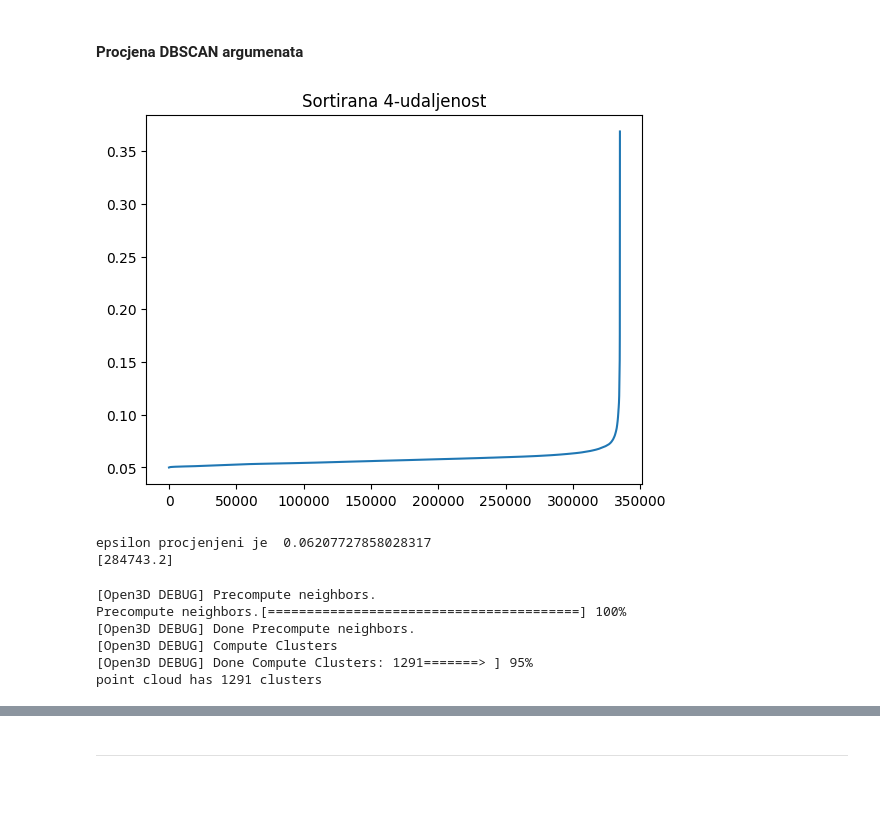
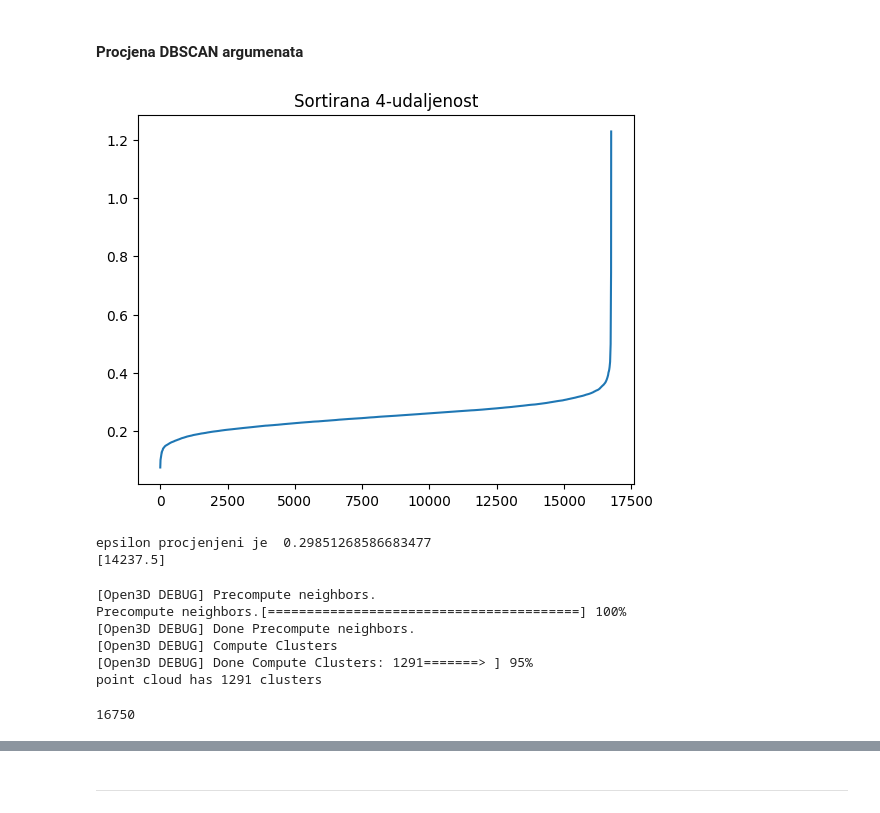
Before and after one commit to lborovina1/Point-Cloud-Data-Processing, a Jupyter notebook: Kodovi - Obrada point cloud podataka.ipynb, the cells around one changed output, grey strips where cells are left out. Saved outputs shown, nothing was run; the diff lists cells and outputs as text; code cells hidden in the pictures.

```diff
--- a/Kodovi - Obrada point cloud podataka.ipynb
+++ b/Kodovi - Obrada point cloud podataka.ipynb
@@ -474,7 +470,7 @@ def expand_cluster(point_cloud, labels, i, cluster_id, eps, minPts, labeled):
     return True
 
 
-def dbscan(point_cloud, eps, minPts):
+def dbscan(point_cloud, eps, minPts, debug=False):
     cluster_id = next_id(NOISE)
     labels = {}
     labels[NOISE] = set()
@@ -482,6 +478,8 @@ def dbscan(point_cloud, eps, minPts):
     for i in range(0, len(point_cloud)):
         if point_cloud[i] in labeled:
             continue
+        if debug:
+            print(i)
         labeled.add(point_cloud[i])
         if expand_cluster(point_cloud, labels, i, cluster_id, eps, minPts, labeled):
             cluster_id = next_id(cluster_id)
@@ -538,28 +536,31 @@ point cloud has 28 clusters=======================>] 97%
 # %% [markdown]
 #### Procjena DBSCAN argumenata
 # %%
-pcd_tree = o3d.geometry.KDTreeFlann(pcd)
+downpcd = pcd.uniform_down_sample(every_k_points=20)
+
+p = downpcd
+pcd_tree = o3d.geometry.KDTreeFlann(p)
 
 dists = []
 
-for i in range(len(pcd.points)):
-    [k, idx, _] = pcd_tree.search_knn_vector_3d(pcd.points[i], 4)
-    dists.append(euclid(pcd.points[i], pcd.points[idx[-1]]))
+for i in range(len(p.points)):
+    [k, idx, _] = pcd_tree.search_knn_vector_3d(p.points[i], 4)
+    dists.append(euclid(p.points[i], p.points[idx[-1]]))
 
 dists.sort()
 
 plt.plot(dists)
 plt.title('Sortirana 4-udaljenost')
 plt.show()
 # %% [output]
-[figure, old version]
+[figure, new version]
 # %%
 import scipy.integrate
 import scipy.interpolate
 import scipy.optimize
 
 
-size = len(pcd.points)
+size = len(p.points)
 
 x = np.arange(size)
 spline = scipy.interpolate.CubicSpline(x, dists)
@@ -580,8 +581,8 @@ epsilon = f(max_x.x[0])
 print('epsilon procjenjeni je ', epsilon)
 print(max_x.x)
 # %% [output]
-epsilon procjenjeni je  0.06207727858028317
-[284743.2]
+epsilon procjenjeni je  0.29851268586683477
+[14237.5]
 # %%
 with o3d.utility.VerbosityContextManager(
         o3d.utility.VerbosityLevel.Debug) as cm:
@@ -603,0 +609,4 @@ point cloud has 1291 clusters
+# %%
+print(len(cloud))
+# %% [output]
+16750
```
Also changed, not shown: parts of 4 cells of this notebook.
